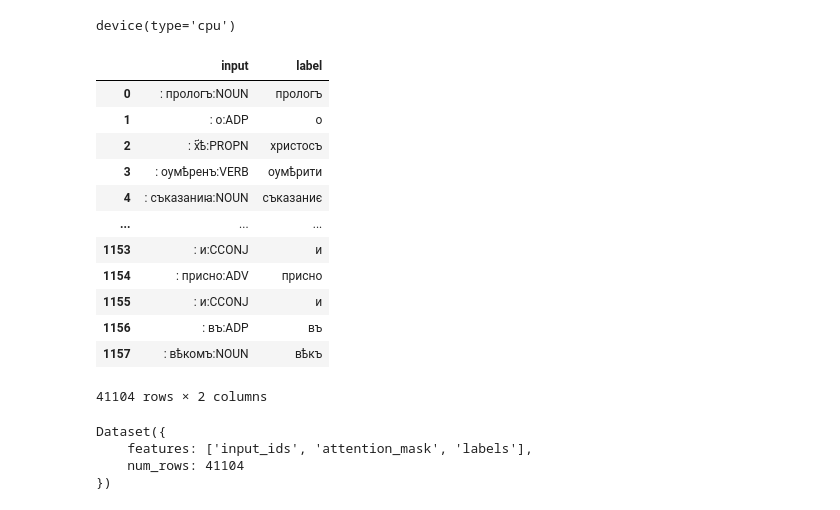
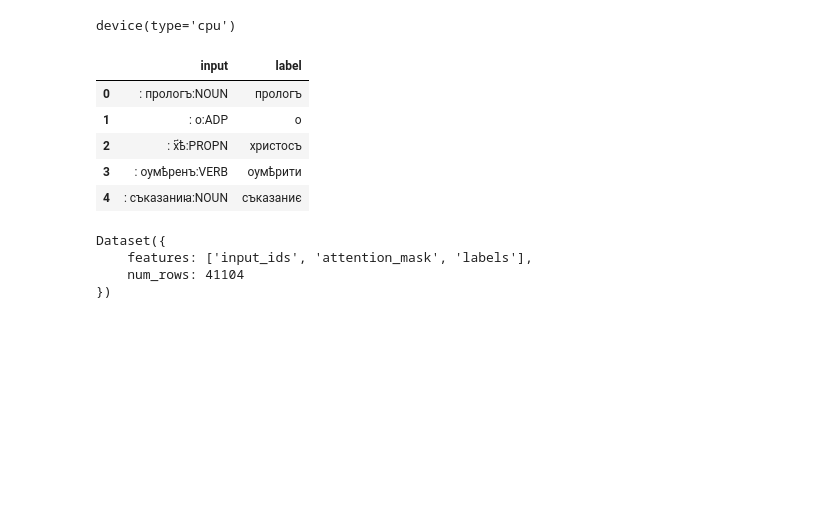
Before and after one commit to umilISLab/byT5-lemmatizer-ocs, a Jupyter notebook: byT5-trainer-dataloader.ipynb, the cells around one changed output. Cells and saved outputs as stored; diff of their text form; code cells hidden in the pictures; blank space fills up the shorter version.

```diff
--- a/byT5-trainer-dataloader.ipynb
+++ b/byT5-trainer-dataloader.ipynb
@@ -71,27 +75,20 @@ device(type='cpu')
 # %%
 dfs = []
 # for fname in glob(f"{data_root}/*.csv"):
 #     dfs += [pd.read_csv(fname, names=["inputs", "labels"])]
 with zipfile.ZipFile(f"{data_root}/data-ue.zip") as zf:
     for name in zf.namelist():
         dfs += [pd.read_csv(zf.open(name), names=["input", "label"])]
 df = pd.concat(dfs, axis=0)
 
-df
+df.head()
 # %% [output]
 |  | input | label |
 | 0 | : прологъ:NOUN | прологъ |
 | 1 | : о:ADP | о |
 | 2 | : х҃ѣ:PROPN | христосъ |
 | 3 | : оумѣренъ:VERB | оумѣрити |
 | 4 | : съказаниꙗ:NOUN | съказаниє |
-| ... | ... | ... |
-| 1153 | : и:CCONJ | и |
-| 1154 | : присно:ADV | присно |
-| 1155 | : и:CCONJ | и |
-| 1156 | : въ:ADP | въ |
-| 1157 | : вѣкомъ:NOUN | вѣкъ |
-41104 rows × 2 columns
 # %%
 # https://huggingface.co/docs/transformers/model_doc/byt5#transformers.ByT5Tokenizer
 tokenizer = ByT5Tokenizer()
```
Also changed, not shown: parts of 5 cells of this notebook, 1 other file.
